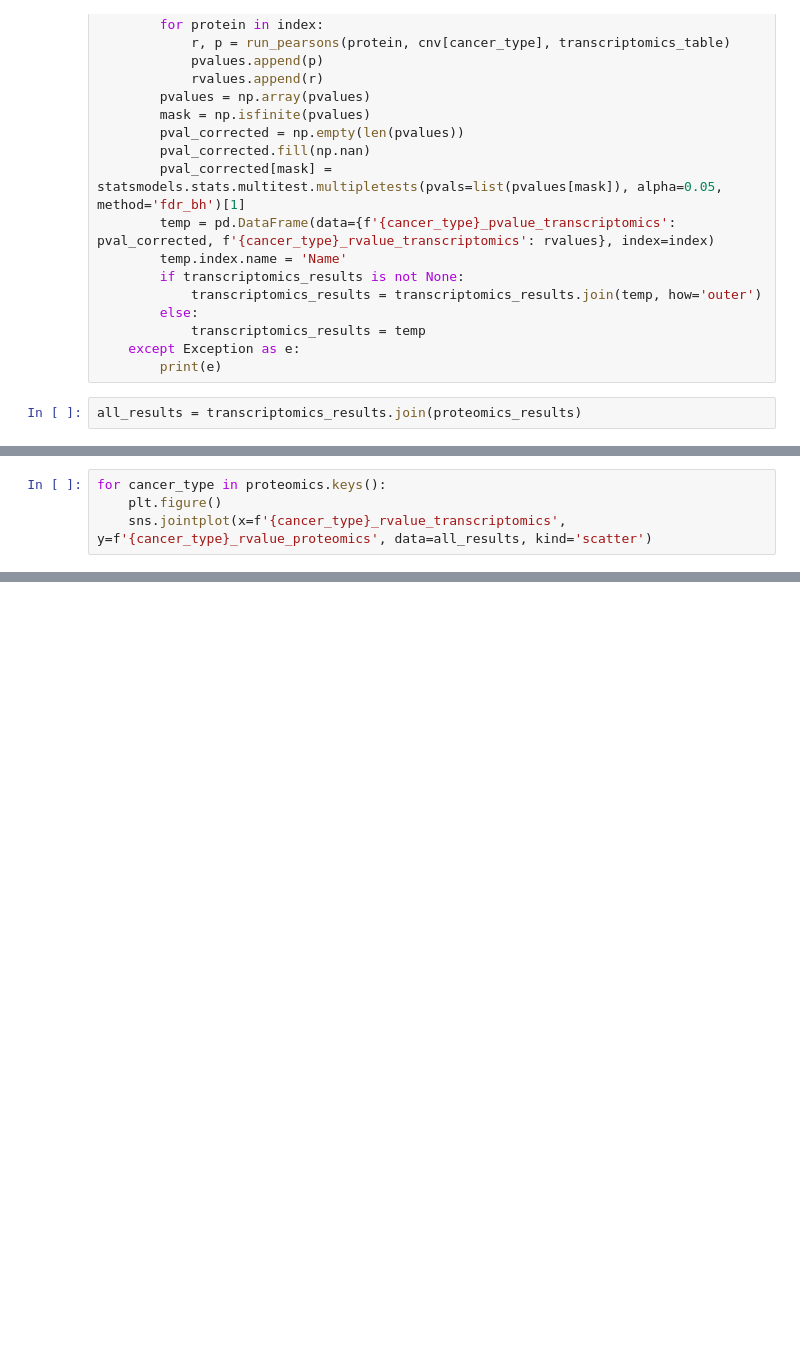
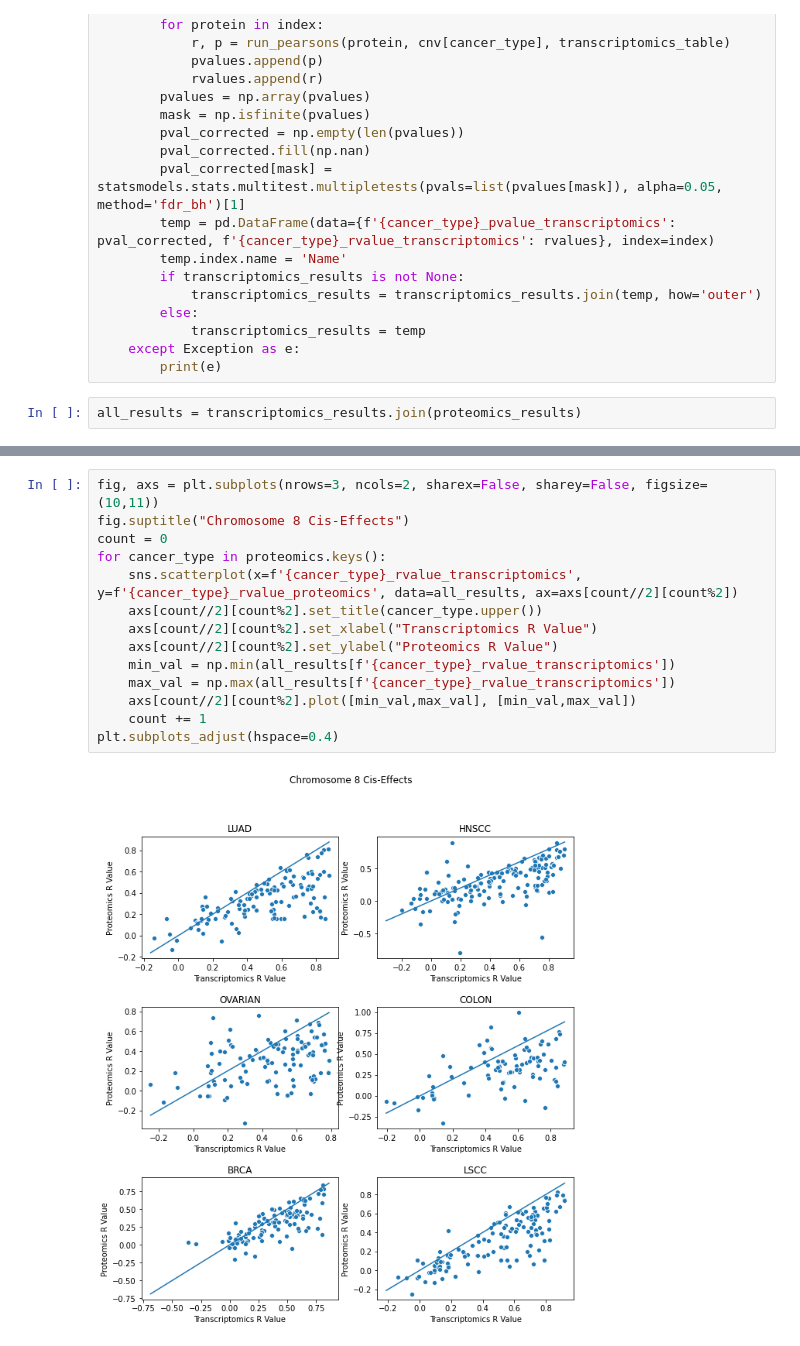
Before and after one commit to PayneLab/pancancerCNV, a Jupyter notebook: chromosome_8/02_cis_effects_pearson_8p.ipynb, the cells around one changed output, grey strips where cells are left out. Cells and saved outputs as stored; diff of their text form; blank space fills up the shorter version.

Commit message:
Update cis effects stuff

```diff
--- a/chromosome_8/02_cis_effects_pearson_8p.ipynb
+++ b/chromosome_8/02_cis_effects_pearson_8p.ipynb
@@ -148,4 +143,0 @@ nan
-# %%
-for cancer_type in proteomics.keys():
-    plt.figure()
-    sns.jointplot(x=f'{cancer_type}_rvalue_transcriptomics', y=f'{cancer_type}_rvalue_proteomics', data=all_results, kind='scatter')
@@ -164,0 +144,16 @@ for cancer_type in proteomics.keys():
+# %%
+fig, axs = plt.subplots(nrows=3, ncols=2, sharex=False, sharey=False, figsize=(10,11))
+fig.suptitle("Chromosome 8 Cis-Effects")
+count = 0
+for cancer_type in proteomics.keys():
+    sns.scatterplot(x=f'{cancer_type}_rvalue_transcriptomics', y=f'{cancer_type}_rvalue_proteomics', data=all_results, ax=axs[count//2][count%2])
+    axs[count//2][count%2].set_title(cancer_type.upper())
+    axs[count//2][count%2].set_xlabel("Transcriptomics R Value")
+    axs[count//2][count%2].set_ylabel("Proteomics R Value")
+    min_val = np.min(all_results[f'{cancer_type}_rvalue_transcriptomics'])
+    max_val = np.max(all_results[f'{cancer_type}_rvalue_transcriptomics'])
+    axs[count//2][count%2].plot([min_val,max_val], [min_val,max_val])
+    count += 1
+plt.subplots_adjust(hspace=0.4)
+# %% [output]
+[figure, added]
```
Also changed, not shown: parts of 4 cells of this notebook.
